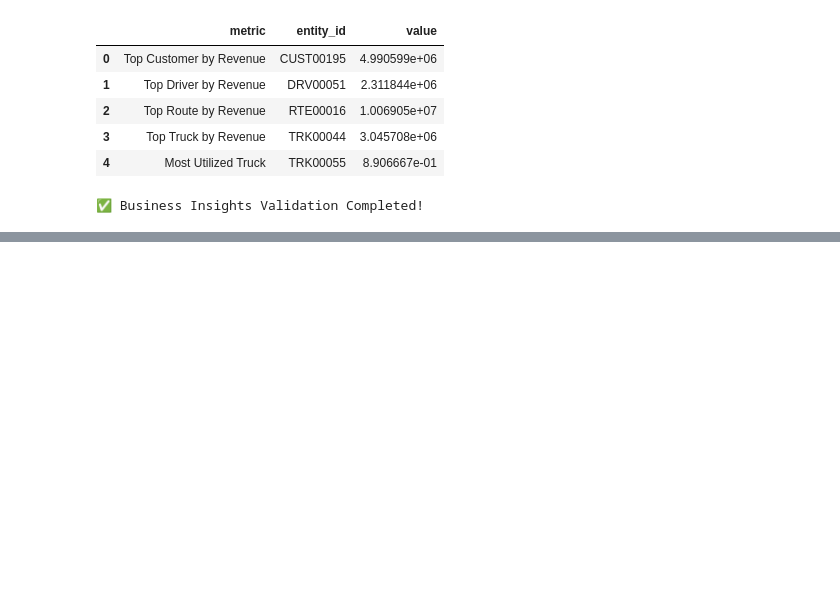
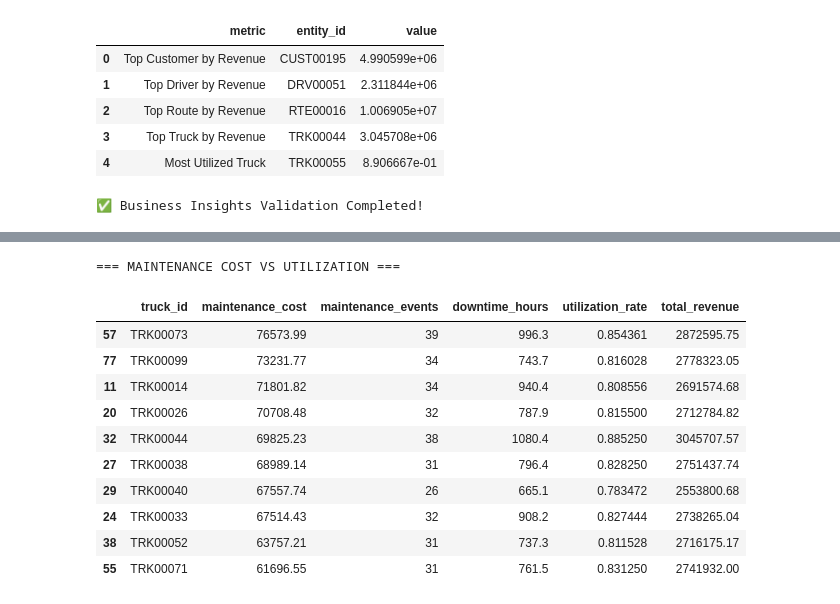
Before and after one commit to yashkolhe-data/Logistics_Data_Pipeline, a Jupyter notebook: Notebooks/03_Gold_Business_Transformation.ipynb, the cells around one changed output, grey strips where cells are left out. Cells and saved outputs as stored; diff of their text form; code cells hidden in the pictures; blank space fills up the shorter version.

```diff
--- a/Notebooks/03_Gold_Business_Transformation.ipynb
+++ b/Notebooks/03_Gold_Business_Transformation.ipynb
@@ -1064,0 +1436,33 @@ Business Insights:
+# %%
+# Maintenance Cost vs Utilization
+
+maintenance_utilization = truck_summary[
+    [
+        "truck_id",
+        "maintenance_cost",
+        "maintenance_events",
+        "downtime_hours",
+        "utilization_rate",
+        "total_revenue"
+    ]
+].sort_values(
+    by="maintenance_cost",
+    ascending=False
+).head(10)
+
+print("=== MAINTENANCE COST VS UTILIZATION ===")
+
+display(maintenance_utilization)
+# %% [output]
+=== MAINTENANCE COST VS UTILIZATION ===
+|  | truck_id | maintenance_cost | maintenance_events | downtime_hours | utilization_rate | total_revenue |
+| 57 | TRK00073 | 76573.99 | 39 | 996.3 | 0.854361 | 2872595.75 |
+| 77 | TRK00099 | 73231.77 | 34 | 743.7 | 0.816028 | 2778323.05 |
+| 11 | TRK00014 | 71801.82 | 34 | 940.4 | 0.808556 | 2691574.68 |
+| 20 | TRK00026 | 70708.48 | 32 | 787.9 | 0.815500 | 2712784.82 |
+| 32 | TRK00044 | 69825.23 | 38 | 1080.4 | 0.885250 | 3045707.57 |
+| 27 | TRK00038 | 68989.14 | 31 | 796.4 | 0.828250 | 2751437.74 |
+| 29 | TRK00040 | 67557.74 | 26 | 665.1 | 0.783472 | 2553800.68 |
+| 24 | TRK00033 | 67514.43 | 32 | 908.2 | 0.827444 | 2738265.04 |
+| 38 | TRK00052 | 63757.21 | 31 | 737.3 | 0.811528 | 2716175.17 |
+| 55 | TRK00071 | 61696.55 | 31 | 761.5 | 0.831250 | 2741932.00 |
```
Also changed, not shown: parts of 15 cells of this notebook, 1 other file.
